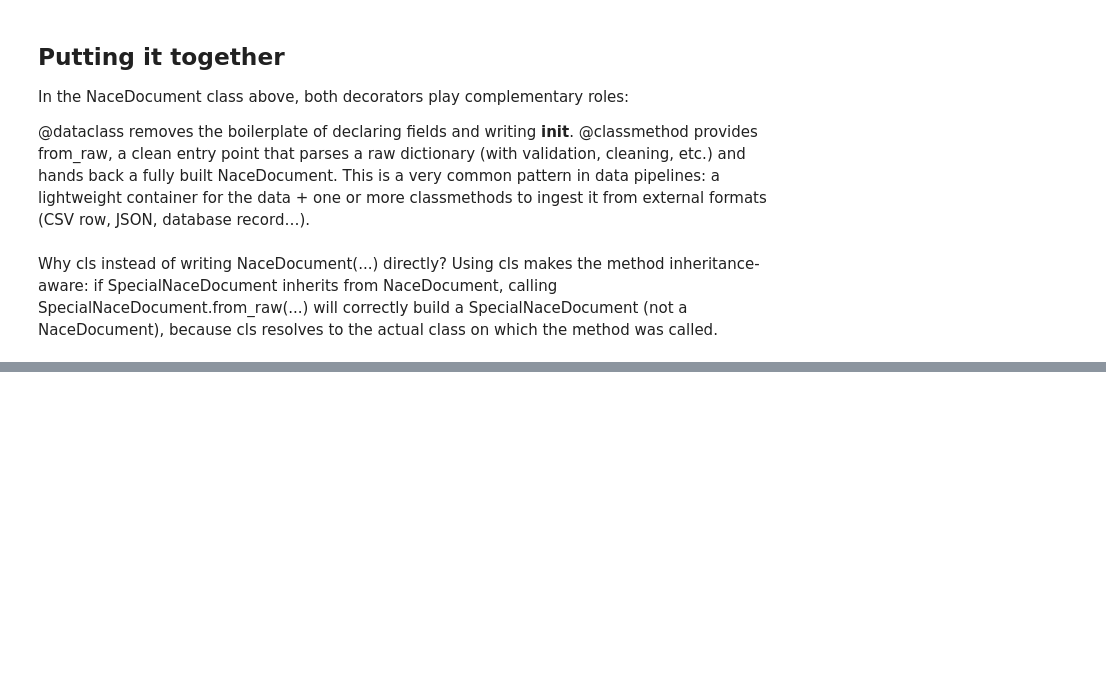
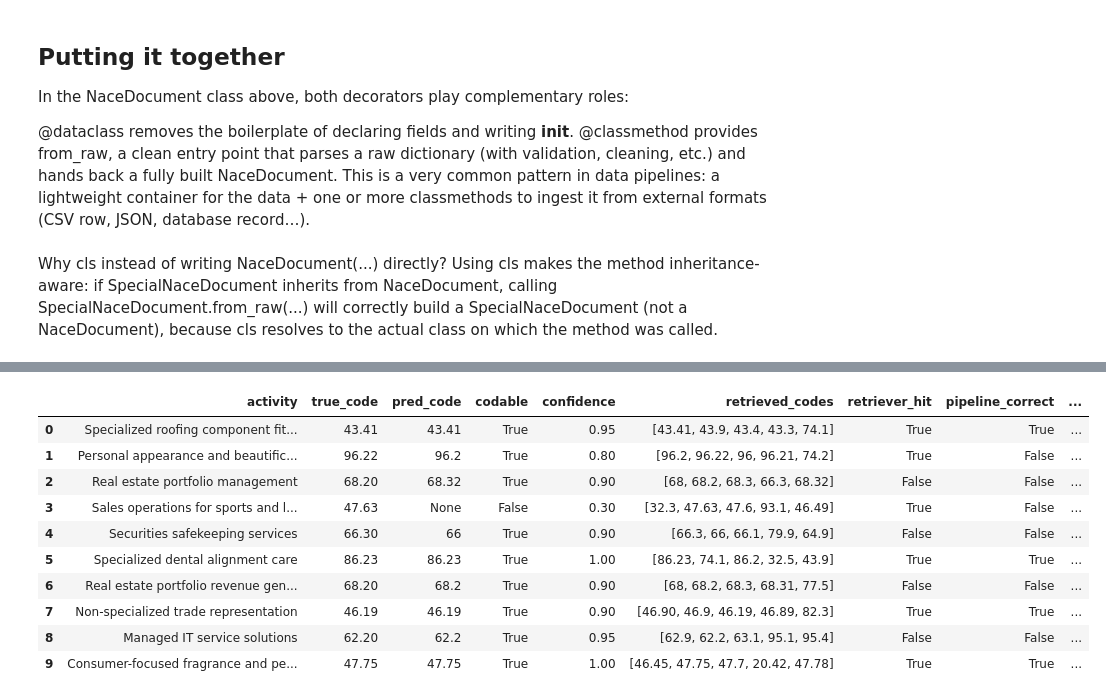
Before and after one commit to imcdk/funathon-project2, a Jupyter notebook: RAG_vectorDB.ipynb, the cells around one changed output, grey strips where cells are left out. Drawn from its saved outputs; the diff is of its cells as text; code cells hidden in the pictures; blank space fills up the shorter version.

```diff
--- a/RAG_vectorDB.ipynb
+++ b/RAG_vectorDB.ipynb
@@ -475,0 +966,2 @@ Why cls instead of writing NaceDocument(...) directly? Using cls makes the metho
+# %%
+activity = "Installation, maintenance and repair of residential air conditioning systems for private customers"
@@ -475,0 +1167,24 @@ Why cls instead of writing NaceDocument(...) directly? Using cls makes the metho
+# %%
+import duckdb
+
+con = duckdb.connect(database=":memory:")
+
+con.execute("INSTALL httpfs;")
+con.execute("LOAD httpfs;")
+
+query_definition = f"""
+SELECT *
+FROM read_parquet(
+  'https://minio.lab.sspcloud.fr/projet-formation/diffusion/funathon/2026/project2/generation_None_temp08.parquet'
+)
+USING SAMPLE {SAMPLE_SIZE}
+"""
+
+annotations = (
+    con.sql(query_definition)
+    .to_df()
+    .to_dict(orient="records")
+)
+print(f"Dataset loaded: {len(annotations)} rows")
+print(f"Keys: {list(annotations[0].keys())}")
+annotations[:2]
@@ -475,0 +1347,28 @@ Why cls instead of writing NaceDocument(...) directly? Using cls makes the metho
+# %%
+# Is the true code among the retriever's candidates?
+results["retriever_hit"] = results.apply(
+    lambda row: row["true_code"] in row["retrieved_codes"], axis=1
+)
+
+# Is the predicted code correct?
+results["pipeline_correct"] = results["pred_code"] == results["true_code"]
+
+# Did the LLM pick the right code, given that the retriever found it?
+results["llm_correct_given_retriever"] = results.apply(
+    lambda row: row["pipeline_correct"] if row["retriever_hit"] else None,
+    axis=1
+)
+# %%
+results.head(10)
+# %% [output]
+|  | activity | true_code | pred_code | codable | confidence | retrieved_codes | retriever_hit | pipeline_correct | ... |
+| 0 | Specialized roofing component fit... | 43.41 | 43.41 | True | 0.95 | [43.41, 43.9, 43.4, 43.3, 74.1] | True | True | ... |
+| 1 | Personal appearance and beautific... | 96.22 | 96.2 | True | 0.80 | [96.2, 96.22, 96, 96.21, 74.2] | True | False | ... |
+| 2 | Real estate portfolio management | 68.20 | 68.32 | True | 0.90 | [68, 68.2, 68.3, 66.3, 68.32] | False | False | ... |
+| 3 | Sales operations for sports and l... | 47.63 | None | False | 0.30 | [32.3, 47.63, 47.6, 93.1, 46.49] | True | False | ... |
+| 4 | Securities safekeeping services | 66.30 | 66 | True | 0.90 | [66.3, 66, 66.1, 79.9, 64.9] | False | False | ... |
+| 5 | Specialized dental alignment care | 86.23 | 86.23 | True | 1.00 | [86.23, 74.1, 86.2, 32.5, 43.9] | True | True | ... |
+| 6 | Real estate portfolio revenue gen... | 68.20 | 68.2 | True | 0.90 | [68, 68.2, 68.3, 68.31, 77.5] | False | False | ... |
+| 7 | Non-specialized trade representation | 46.19 | 46.19 | True | 0.90 | [46.90, 46.9, 46.19, 46.89, 82.3] | True | True | ... |
+| 8 | Managed IT service solutions | 62.20 | 62.2 | True | 0.95 | [62.9, 62.2, 63.1, 95.1, 95.4] | False | False | ... |
+| 9 | Consumer-focused fragrance and pe... | 47.75 | 47.75 | True | 1.00 | [46.45, 47.75, 47.7, 20.42, 47.78] | True | True | ... |
```
Also changed, not shown: parts of 59 cells of this notebook.
